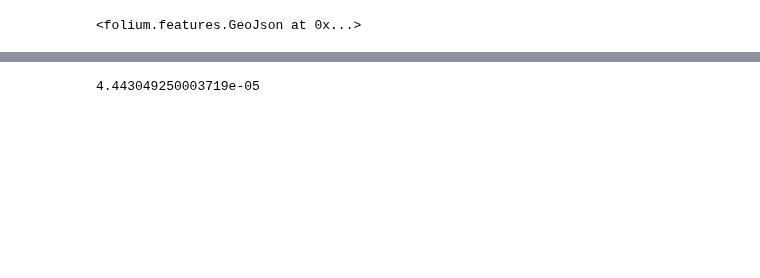
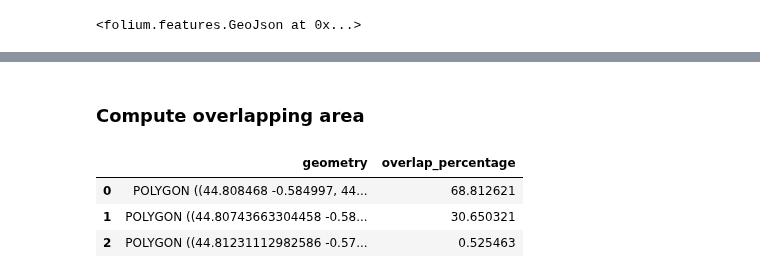
Before and after one commit to du-phan/Electoral-Analysis, a Jupyter notebook: Geospatial analysis/overlap_zone.ipynb, the cells around one changed output, grey strips where cells are left out. Drawn from its saved outputs; the diff is of its cells as text; code cells hidden in the pictures; blank space fills up the shorter version.

```diff
--- a/Geospatial analysis/overlap_zone.ipynb
+++ b/Geospatial analysis/overlap_zone.ipynb
@@ -98,6 +98,4 @@ talence_map = folium.Map(location=[44.80477, -0.59543], zoom_start=14)
 talence_map
 # %% [output]
 [interactive output not drawn]
-# %%
-iris = new_iris_zone.to_json()
 # %%
@@ -131,7 +129,7 @@ def txt_to_df(file):
 
     return df
 # %%
-bureau_vote = txt_to_df('data/bdv.txt')
-reversed_bureau_vote = reverse_coord(bureau_vote)
+bureau_vote_lonlat = txt_to_df('data/bdv.txt')
+bureau_vote_latlon = reverse_coord(bureau_vote_lonlat)
 # %%
 bureau_vote.head()
@@ -198,5 +169,3 @@ zone2 = bureau_vote.iloc[2]
-# %%
-zone2['geometry'].area
-# %% [output]
-4.443049250003719e-05
+# %% [markdown]
+### Compute overlapping area
 # %%
@@ -213,2 +183,9 @@ reversed_overlap_zone2 = reverse_coord(overlap_zone2)
+# %%
+overlap_zone2
+# %% [output]
+|  | geometry | overlap_percentage |
+| 0 | POLYGON ((44.808468 -0.584997, 44... | 68.812621 |
+| 1 | POLYGON ((44.80743663304458 -0.58... | 30.650321 |
+| 2 | POLYGON ((44.81231112982586 -0.57... | 0.525463 |
 # %%
 reversed_overlap_zone2
```
Also changed, not shown: parts of 26 cells of this notebook.
